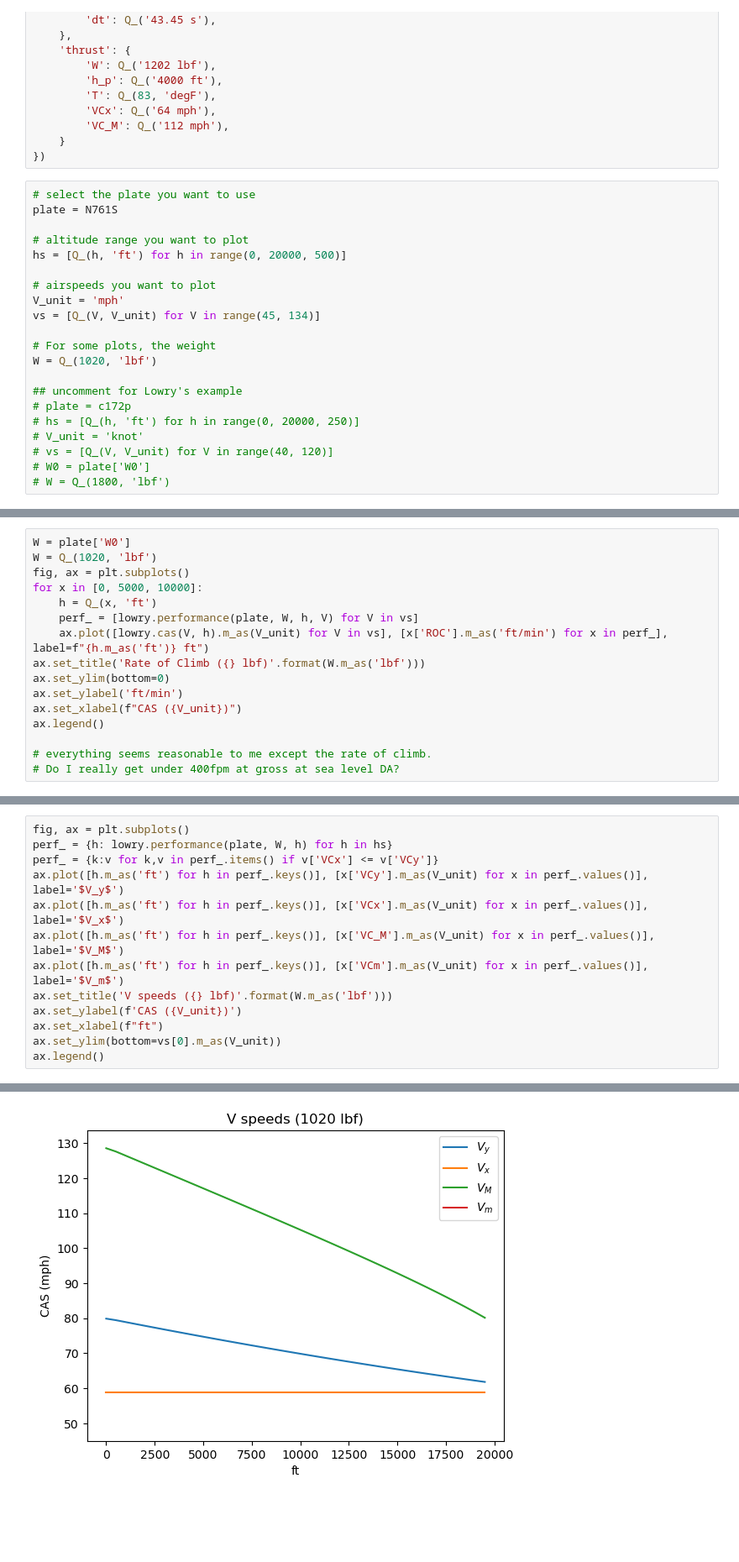
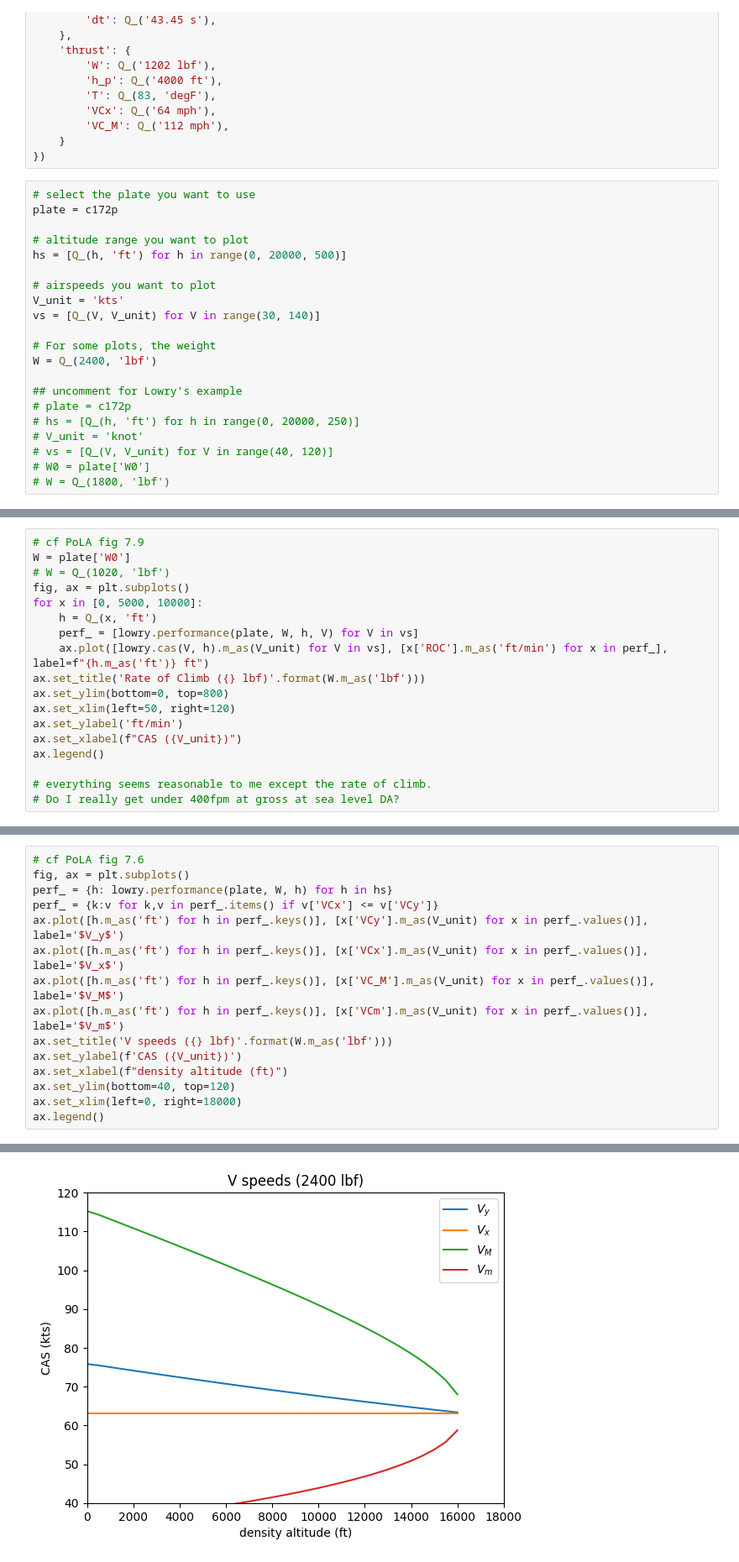
Before and after one commit to fugalh/lowry, a Jupyter notebook: Lowry.ipynb, the cells around one changed output, grey strips where cells are left out. Shown at 84% size. Drawn from its saved outputs; the diff is of its cells as text; blank space fills up the shorter version.

```diff
--- a/Lowry.ipynb
+++ b/Lowry.ipynb
@@ -59,17 +59,17 @@ N761S = lowry.bootstrap({
 })
 # %%
 # select the plate you want to use
-plate = N761S
+plate = c172p
 
 # altitude range you want to plot
 hs = [Q_(h, 'ft') for h in range(0, 20000, 500)]
 
 # airspeeds you want to plot
-V_unit = 'mph'
-vs = [Q_(V, V_unit) for V in range(45, 134)]
+V_unit = 'kts'
+vs = [Q_(V, V_unit) for V in range(30, 140)]
 
 # For some plots, the weight
-W = Q_(1020, 'lbf')
+W = Q_(2400, 'lbf')
 
 ## uncomment for Lowry's example
 # plate = c172p
@@ -136,13 +142,15 @@ ax.legend()
 # %%
+# cf PoLA fig 7.9
 W = plate['W0']
-W = Q_(1020, 'lbf')
+# W = Q_(1020, 'lbf')
 fig, ax = plt.subplots()
 for x in [0, 5000, 10000]:
     h = Q_(x, 'ft')
     perf_ = [lowry.performance(plate, W, h, V) for V in vs]
     ax.plot([lowry.cas(V, h).m_as(V_unit) for V in vs], [x['ROC'].m_as('ft/min') for x in perf_], label=f"{h.m_as('ft')} ft")
 ax.set_title('Rate of Climb ({} lbf)'.format(W.m_as('lbf')))
-ax.set_ylim(bottom=0)
+ax.set_ylim(bottom=0, top=800)
+ax.set_xlim(left=50, right=120)
 ax.set_ylabel('ft/min')
 ax.set_xlabel(f"CAS ({V_unit})")
 ax.legend()
@@ -170,16 +180,18 @@ ax.legend()
 # %%
+# cf PoLA fig 7.6
 fig, ax = plt.subplots()
 perf_ = {h: lowry.performance(plate, W, h) for h in hs}
 perf_ = {k:v for k,v in perf_.items() if v['VCx'] <= v['VCy']}
 ax.plot([h.m_as('ft') for h in perf_.keys()], [x['VCy'].m_as(V_unit) for x in perf_.values()], label='$V_y$')
 ax.plot([h.m_as('ft') for h in perf_.keys()], [x['VCx'].m_as(V_unit) for x in perf_.values()], label='$V_x$')
 ax.plot([h.m_as('ft') for h in perf_.keys()], [x['VC_M'].m_as(V_unit) for x in perf_.values()], label='$V_M$')
 ax.plot([h.m_as('ft') for h in perf_.keys()], [x['VCm'].m_as(V_unit) for x in perf_.values()], label='$V_m$')
 ax.set_title('V speeds ({} lbf)'.format(W.m_as('lbf')))
 ax.set_ylabel(f'CAS ({V_unit})')
-ax.set_xlabel(f"ft")
-ax.set_ylim(bottom=vs[0].m_as(V_unit))
+ax.set_xlabel(f"density altitude (ft)")
+ax.set_ylim(bottom=40, top=120)
+ax.set_xlim(left=0, right=18000)
 ax.legend()
 # %% [output]
 <matplotlib.legend.Legend at 0x...>
-[figure, old version]
+[figure, new version]
```
Also changed, not shown: parts of 8 cells of this notebook, 1 other file.
